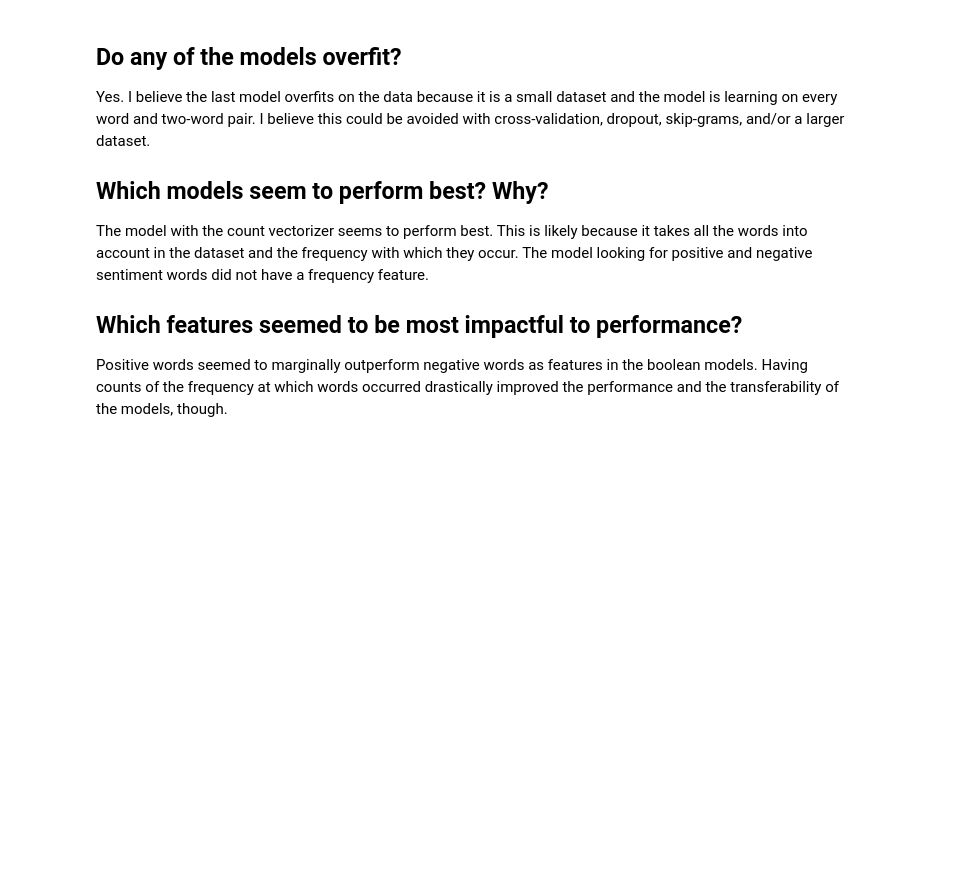
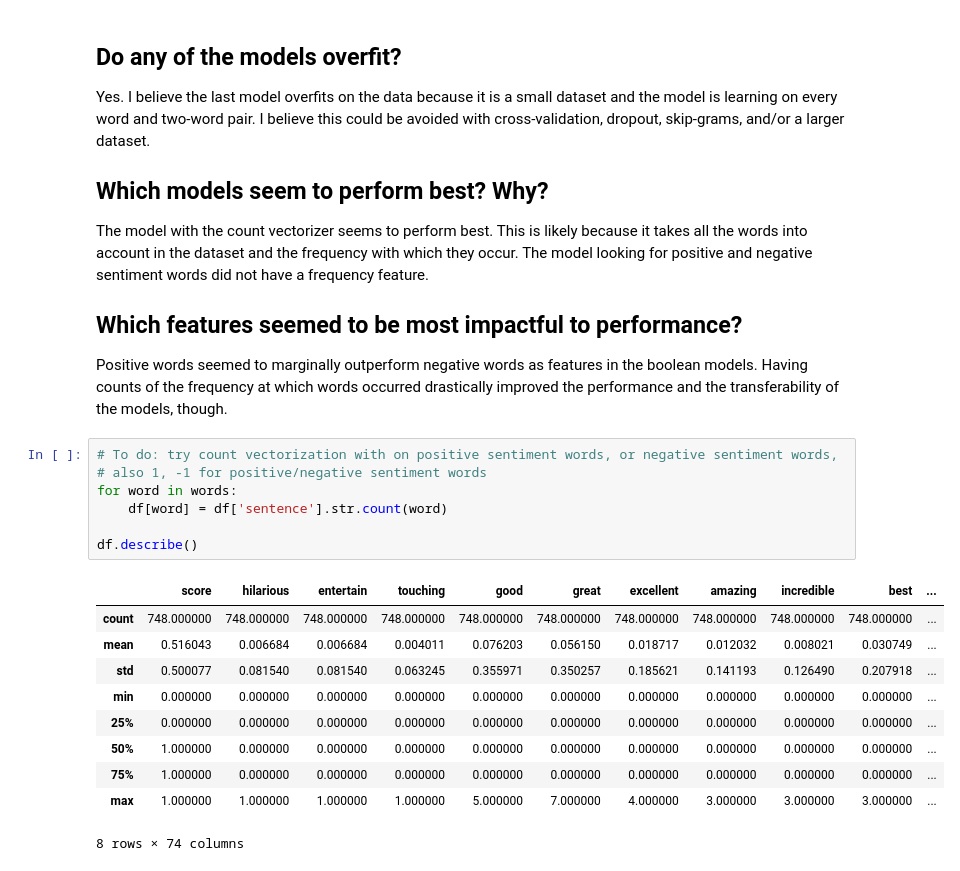
Before and after one commit to tjeffkessler/thinkful_dsflex, a Jupyter notebook: Feedback Sentiment Analysis.ipynb, the cells around one changed output. Saved outputs shown, nothing was run; the diff lists cells and outputs as text; blank space fills up the shorter version.

```diff
--- a/Feedback Sentiment Analysis.ipynb
+++ b/Feedback Sentiment Analysis.ipynb
@@ -272,3 +272,21 @@ The model with the count vectorizer seems to perform best. This is likely becaus
 
 ## Which features seemed to be most impactful to performance?
 Positive words seemed to marginally outperform negative words as features in the boolean models. Having counts of the frequency at which words occurred drastically improved the performance and the transferability of the models, though.
+# %%
+# To do: try count vectorization with on positive sentiment words, or negative sentiment words,
+# also 1, -1 for positive/negative sentiment words
+for word in words:
+    df[word] = df['sentence'].str.count(word)
+
+df.describe()
+# %% [output]
+|  | score | hilarious | entertain | touching | good | great | excellent | amazing | incredible | best | ... |
+| count | 748.000000 | 748.000000 | 748.000000 | 748.000000 | 748.000000 | 748.000000 | 748.000000 | 748.000000 | 748.000000 | 748.000000 | ... |
+| mean | 0.516043 | 0.006684 | 0.006684 | 0.004011 | 0.076203 | 0.056150 | 0.018717 | 0.012032 | 0.008021 | 0.030749 | ... |
+| std | 0.500077 | 0.081540 | 0.081540 | 0.063245 | 0.355971 | 0.350257 | 0.185621 | 0.141193 | 0.126490 | 0.207918 | ... |
+| min | 0.000000 | 0.000000 | 0.000000 | 0.000000 | 0.000000 | 0.000000 | 0.000000 | 0.000000 | 0.000000 | 0.000000 | ... |
+| 25% | 0.000000 | 0.000000 | 0.000000 | 0.000000 | 0.000000 | 0.000000 | 0.000000 | 0.000000 | 0.000000 | 0.000000 | ... |
+| 50% | 1.000000 | 0.000000 | 0.000000 | 0.000000 | 0.000000 | 0.000000 | 0.000000 | 0.000000 | 0.000000 | 0.000000 | ... |
+| 75% | 1.000000 | 0.000000 | 0.000000 | 0.000000 | 0.000000 | 0.000000 | 0.000000 | 0.000000 | 0.000000 | 0.000000 | ... |
+| max | 1.000000 | 1.000000 | 1.000000 | 1.000000 | 5.000000 | 7.000000 | 4.000000 | 3.000000 | 3.000000 | 3.000000 | ... |
+8 rows × 74 columns
```
Also changed, not shown: parts of 7 cells of this notebook.
